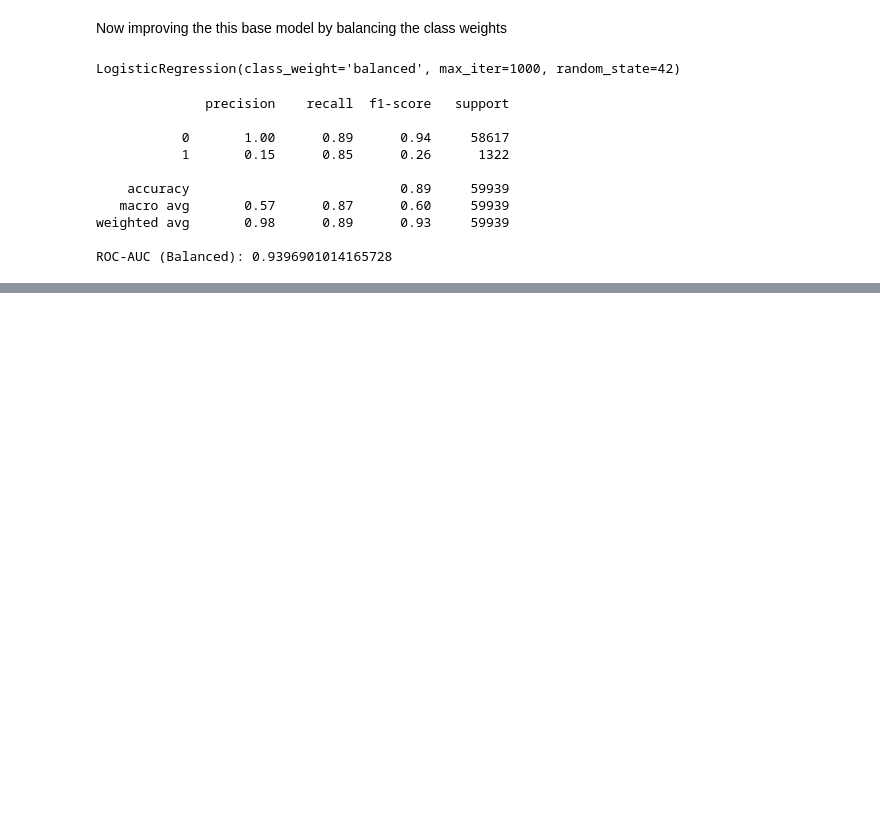
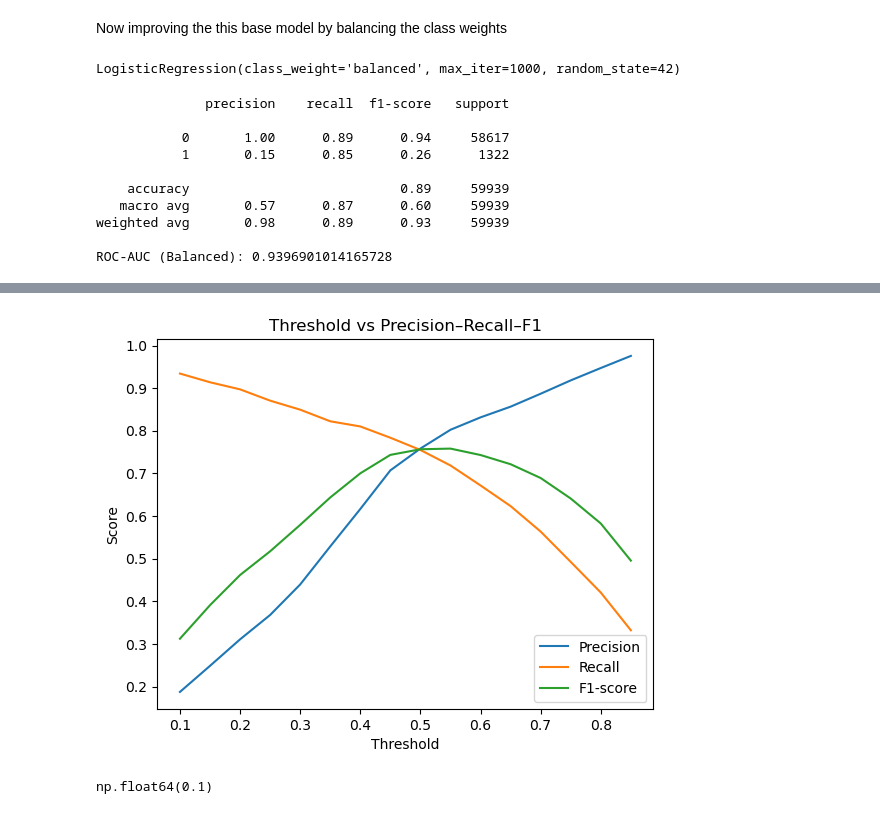
Before and after one commit to Faizanhaider013/Fraud_detection_ecommerence, a Jupyter notebook: 03_model_experiments.ipynb, the cells around one changed output, grey strips where cells are left out. Cells and saved outputs as stored; diff of their text form; code cells hidden in the pictures; blank space fills up the shorter version.

```diff
--- a/03_model_experiments.ipynb
+++ b/03_model_experiments.ipynb
@@ -95,0 +409,3 @@ results_list.append({
+# %%
+# 5️) Run tuning
+grid_rf.fit(X_train, y_train)
@@ -95,0 +509,30 @@ results_list.append({
+# %%
+# 1️⃣ Get predicted probabilities
+
+# Use  best Random Forest:
+
+y_prob = best_rf.predict_proba(X_test)[:, 1]
+# %%
+# 2️⃣ Try multiple thresholds
+
+# We’ll evaluate Recall, Precision, F1 at different thresholds.
+
+import numpy as np
+from sklearn.metrics import precision_score, recall_score, f1_score
+
+thresholds = np.arange(0.1, 0.9, 0.05)
+
+threshold_results = []
+
+for t in thresholds:
+    y_pred_thresh = (y_prob >= t).astype(int)
+
+    threshold_results.append({
+        "Threshold": t,
+        "Precision": precision_score(y_test, y_pred_thresh),
+        "Recall": recall_score(y_test, y_pred_thresh),
+        "F1": f1_score(y_test, y_pred_thresh)
+    })
+
+threshold_df = pd.DataFrame(threshold_results)
+threshold_df
@@ -95,0 +557,22 @@ results_list.append({
+# %%
+import matplotlib.pyplot as plt
+
+plt.figure()
+plt.plot(threshold_df["Threshold"], threshold_df["Precision"], label="Precision")
+plt.plot(threshold_df["Threshold"], threshold_df["Recall"], label="Recall")
+plt.plot(threshold_df["Threshold"], threshold_df["F1"], label="F1-score")
+plt.xlabel("Threshold")
+plt.ylabel("Score")
+plt.title("Threshold vs Precision–Recall–F1")
+plt.legend()
+plt.show()
+# %% [output]
+[figure, added]
+# %%
+optimal_threshold = threshold_df.loc[
+    threshold_df["Recall"].idxmax(), "Threshold"
+]
+
+optimal_threshold
+# %% [output]
+np.float64(0.1)
```
Also changed, not shown: parts of 65 cells of this notebook, 5 other files.
